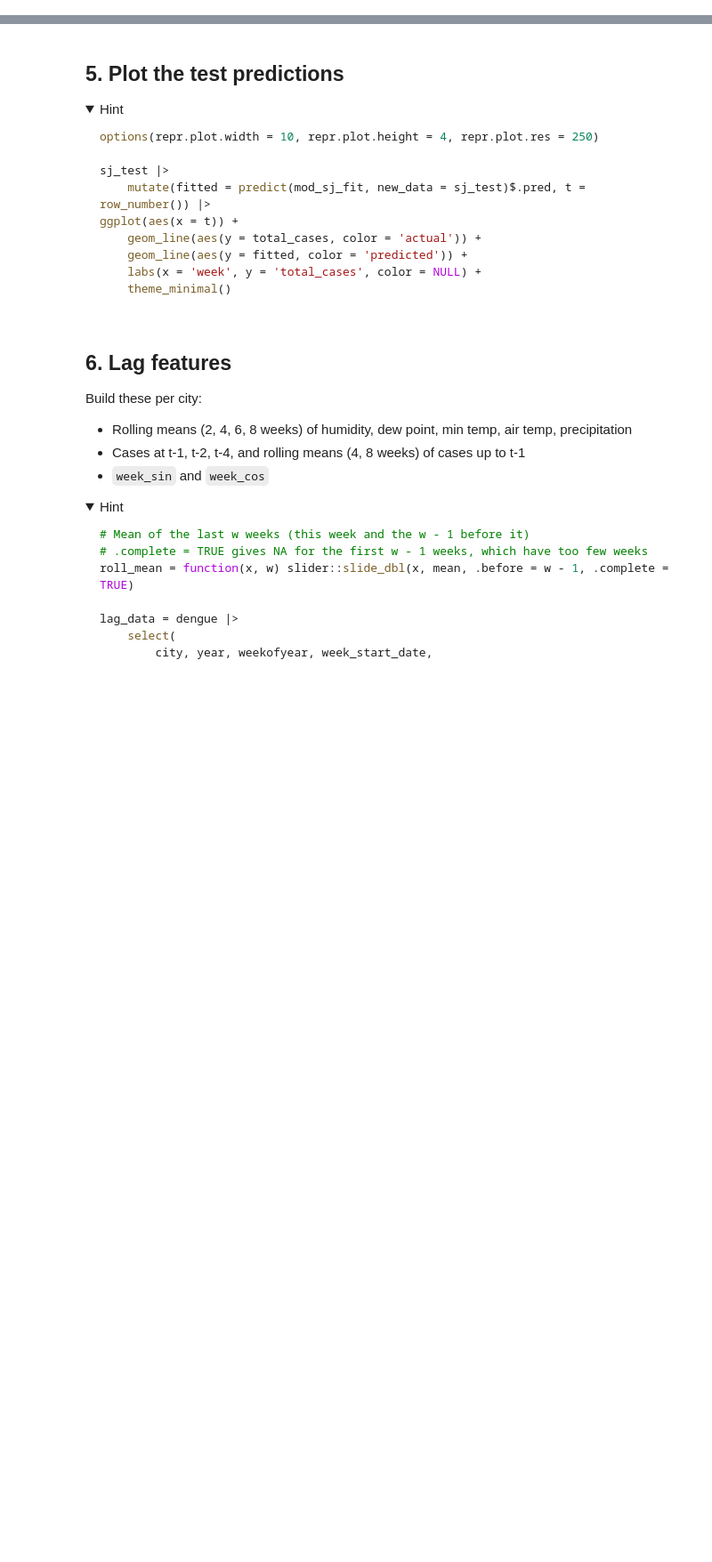
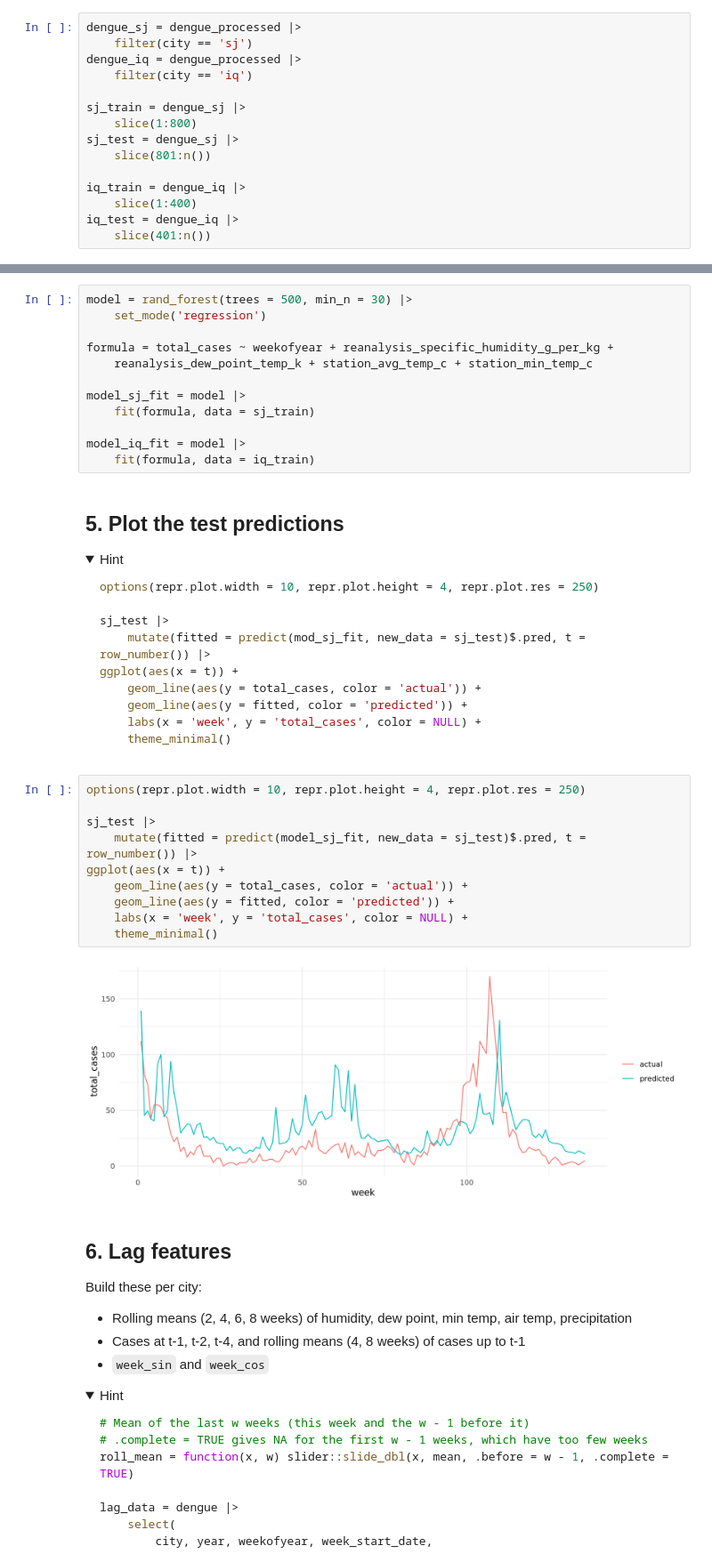
Before and after one commit to sophiaemcreynolds/codespace_9.30_512, a Jupyter notebook: exercises/14-dengue-exercise.ipynb, the cells around one changed output, grey strips where cells are left out. Shown at 89% size. Cells and saved outputs as stored; diff of their text form; folded sections open; blank space fills up the shorter version.

Commit message:
complete exercises/14-dengue-exercise.ipynb

````diff
--- a/exercises/14-dengue-exercise.ipynb
+++ b/exercises/14-dengue-exercise.ipynb
@@ -81,6 +170,21 @@ iq_test = dengue_iq |> slice(401:n())
 ```
 
 </details>
+# %%
+dengue_sj = dengue_processed |>
+    filter(city == 'sj')
+dengue_iq = dengue_processed |>
+    filter(city == 'iq')
+
+sj_train = dengue_sj |>
+    slice(1:800)
+sj_test = dengue_sj |>
+    slice(801:n())
+
+iq_train = dengue_iq |>
+    slice(1:400)
+iq_test = dengue_iq |>
+    slice(401:n())
 # %% [markdown]
 ## 4. Random forest, one model per city
 
@@ -99,6 +203,18 @@ mod_iq_fit = mod |> fit(formula, data = iq_train)
 ```
 
 </details>
+# %%
+model = rand_forest(trees = 500, min_n = 30) |>
+    set_mode('regression')
+
+formula = total_cases ~ weekofyear + reanalysis_specific_humidity_g_per_kg +
+    reanalysis_dew_point_temp_k + station_avg_temp_c + station_min_temp_c
+
+model_sj_fit = model |>
+    fit(formula, data = sj_train)
+
+model_iq_fit = model |>
+    fit(formula, data = iq_train)
 # %% [markdown]
 ## 5. Plot the test predictions
 
@@ -118,6 +234,18 @@ ggplot(aes(x = t)) +
 ```
 
 </details>
+# %%
+options(repr.plot.width = 10, repr.plot.height = 4, repr.plot.res = 250)
+
+sj_test |>
+    mutate(fitted = predict(model_sj_fit, new_data = sj_test)$.pred, t = row_number()) |>
+ggplot(aes(x = t)) +
+    geom_line(aes(y = total_cases, color = 'actual')) +
+    geom_line(aes(y = fitted, color = 'predicted')) +
+    labs(x = 'week', y = 'total_cases', color = NULL) +
+    theme_minimal()
+# %% [output]
+[figure, added]
 # %% [markdown]
 ## 6. Lag features
 
````
Also changed, not shown: parts of 11 cells of this notebook, 2 other files.
